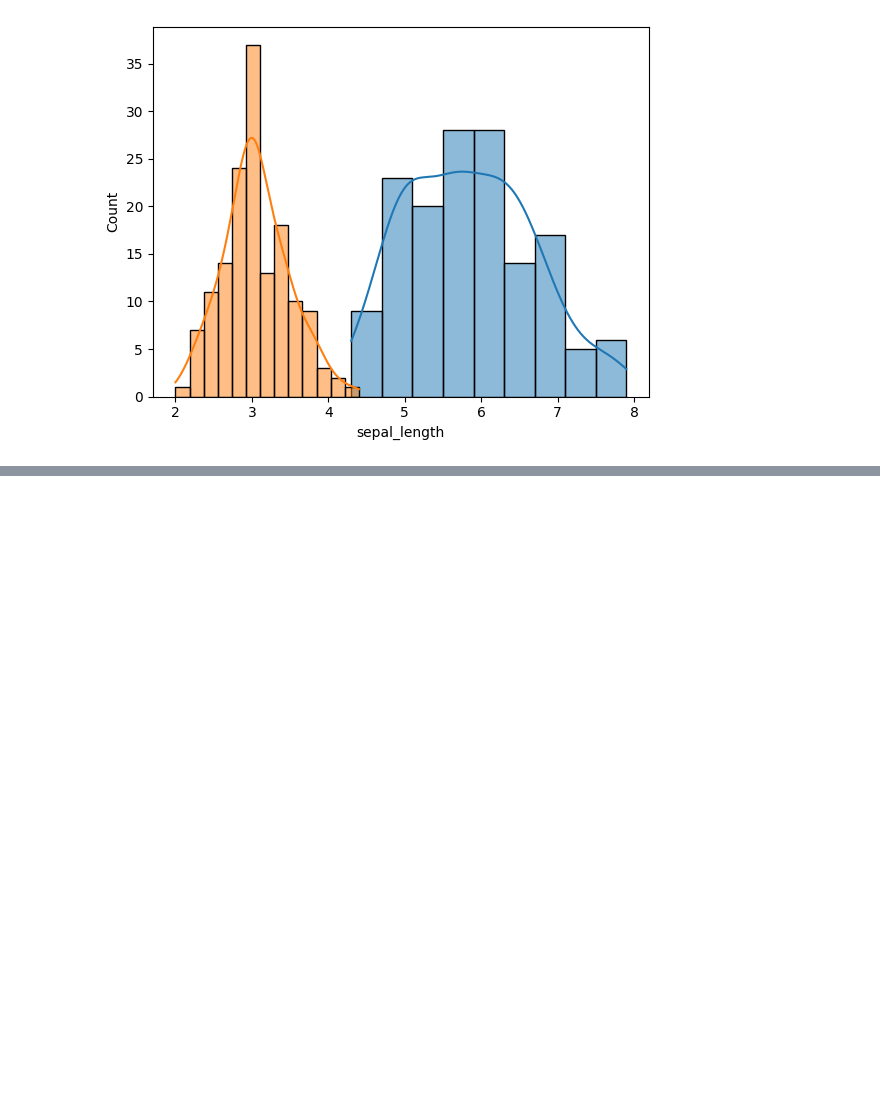
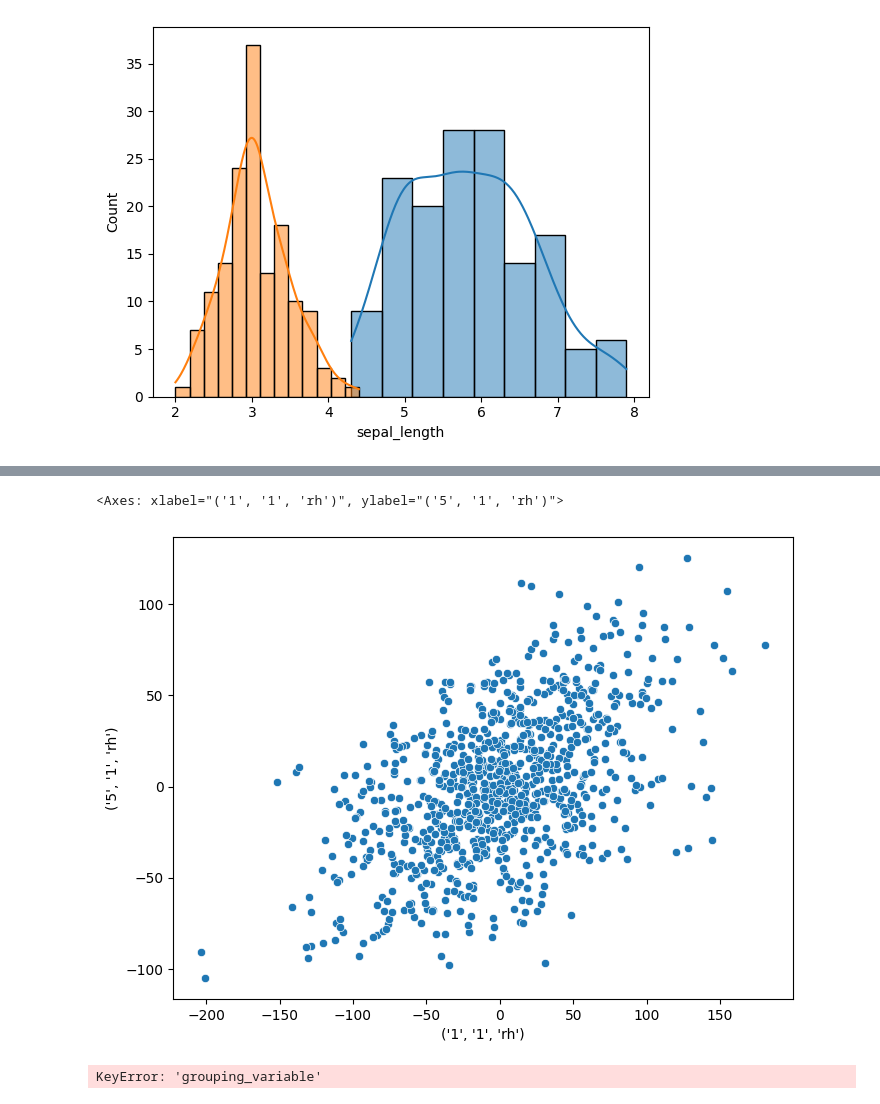
Before and after one commit to svgoudar/data_science_tutorial, a Jupyter notebook: Data_visualization.ipynb, the cells around one changed output, grey strips where cells are left out. Cells and saved outputs as stored; diff of their text form; code cells hidden in the pictures; blank space fills up the shorter version.

```diff
--- a/Data_visualization.ipynb
+++ b/Data_visualization.ipynb
@@ -62,0 +92,4 @@ sbn.histplot(iris.sepal_width, kde=True)
+# %%
+networks = sbn.load_dataset('brain_networks', header=[0,1,2], index_col=1)
+networks.head()
+# sbn.scatterplot(networks.network)
@@ -62,0 +106,3 @@ sbn.histplot(iris.sepal_width, kde=True)
+# %%
+networks = sbn.load_dataset('brain_networks', header=[0,1,2], index_col=1)
+networks.to_csv("brain_networks.csv", index=False)
@@ -62,0 +130,16 @@ sbn.histplot(iris.sepal_width, kde=True)
+# %%
+region1 = networks[('1','1','rh')]
+region2 = networks['5','1','rh']
+pyplot.figure(figsize=(8, 6))
+# networks.columns
+sbn.scatterplot(x=region1,y=region2)
+# sbn.scatterplot(region1)
+
+# networks.head()
+# %% [output]
+<Axes: xlabel="('1', '1', 'rh')", ylabel="('5', '1', 'rh')">
+[figure, added]
+# %%
+sbn.scatterplot(x=region1, y=region2, hue=networks['grouping_variable'])
+# %% [output]
+KeyError: 'grouping_variable'
```
Also changed, not shown: parts of 5 cells of this notebook, 1 other file.
